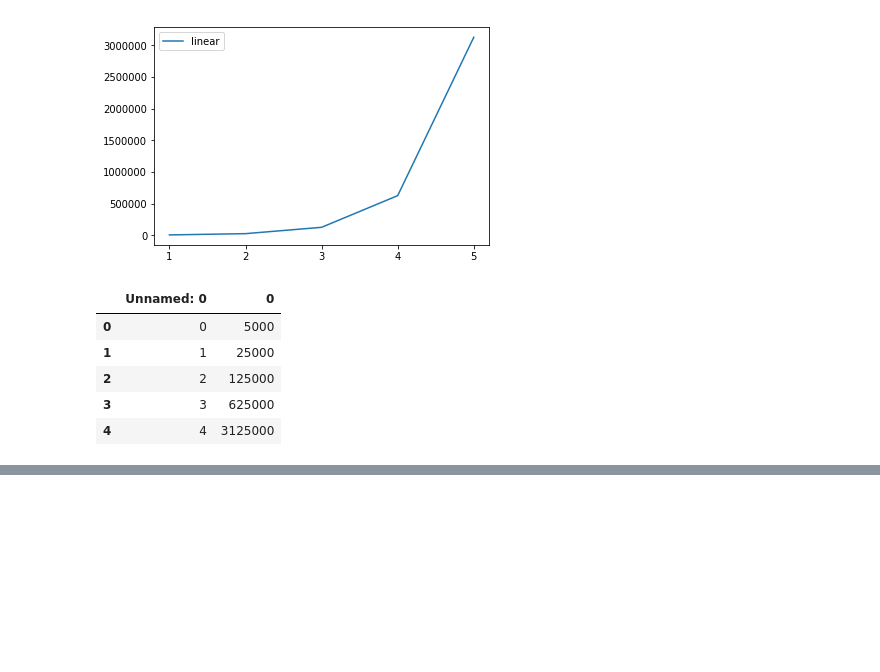
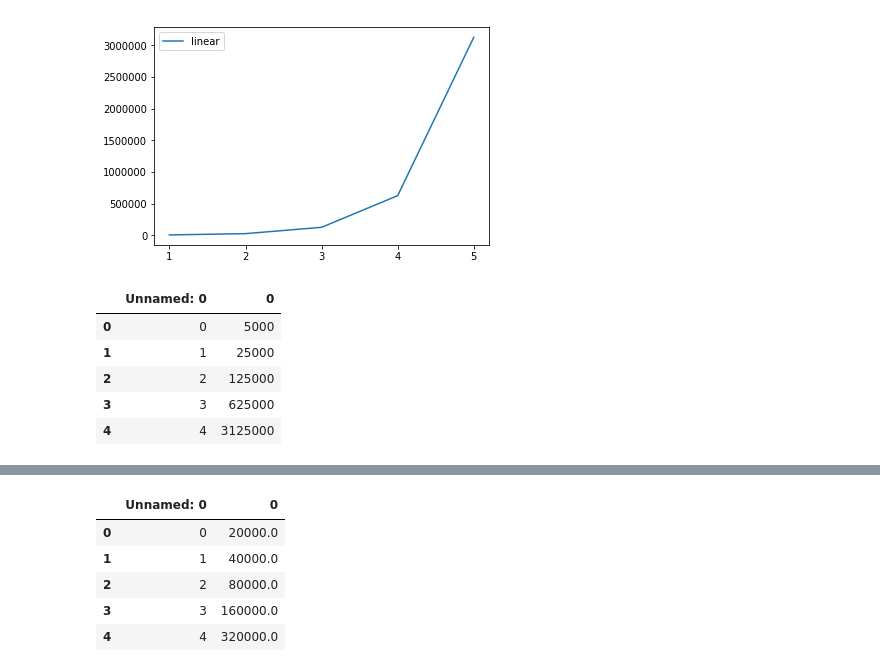
Before and after one commit to seeyouu87/YiduAi_Python_fundamental, a Jupyter notebook: Lesson 3 - Modules and Object-oriented programming/Lesson 3 - Modules and Object-oriented programming.ipynb, the cells around one changed output, grey strips where cells are left out. Drawn from its saved outputs; the diff is of its cells as text; code cells hidden in the pictures; blank space fills up the shorter version.

```diff
--- a/Lesson 3 - Modules and Object-oriented programming/Lesson 3 - Modules and Object-oriented programming.ipynb
+++ b/Lesson 3 - Modules and Object-oriented programming/Lesson 3 - Modules and Object-oriented programming.ipynb
@@ -277,0 +350,11 @@ datetime.utcnow
+# %%
+# load csv data into Dataframe
+data = pd.read_csv("projected_return.csv")
+data
+# %% [output]
+|  | Unnamed: 0 | 0 |
+| 0 | 0 | 20000.0 |
+| 1 | 1 | 40000.0 |
+| 2 | 2 | 80000.0 |
+| 3 | 3 | 160000.0 |
+| 4 | 4 | 320000.0 |
```
Also changed, not shown: parts of 4 cells of this notebook, 4 other files.
